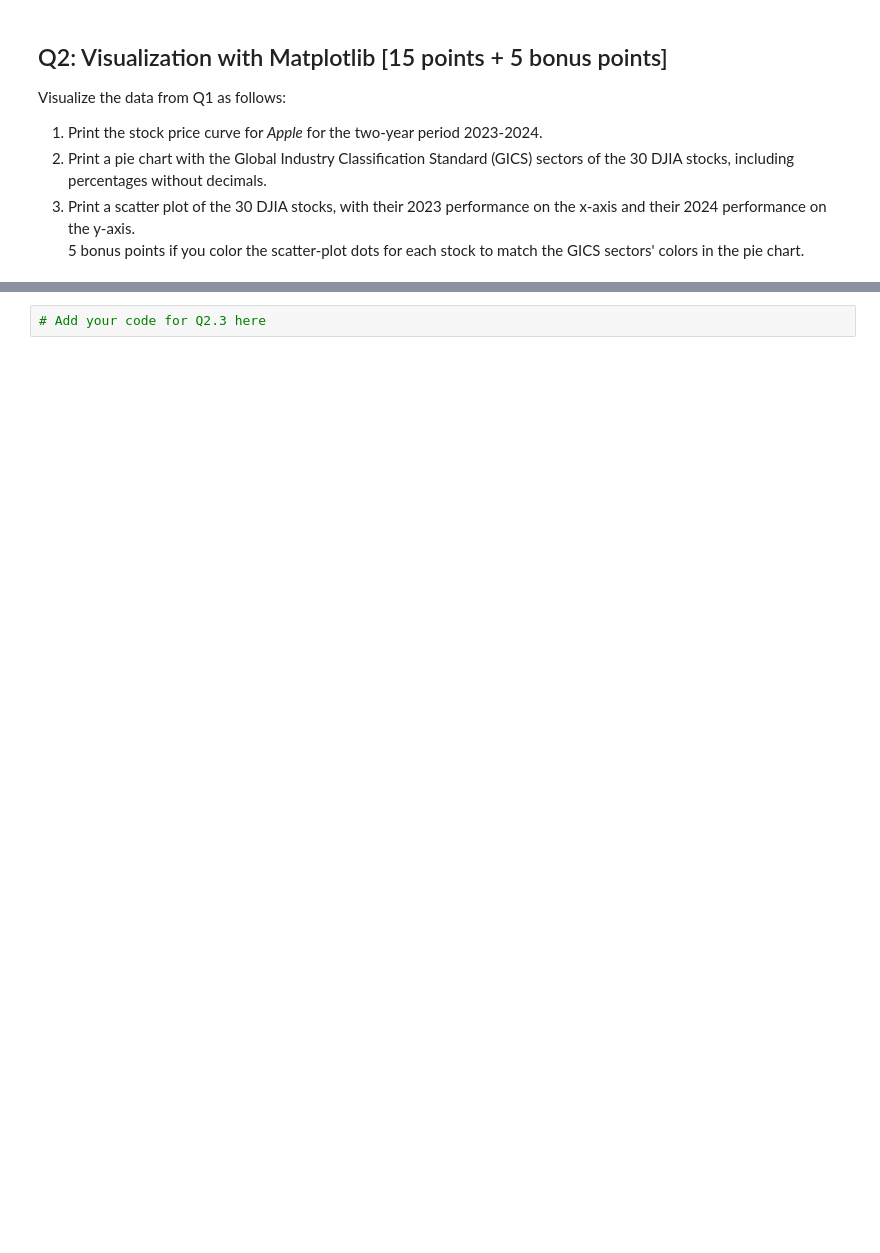
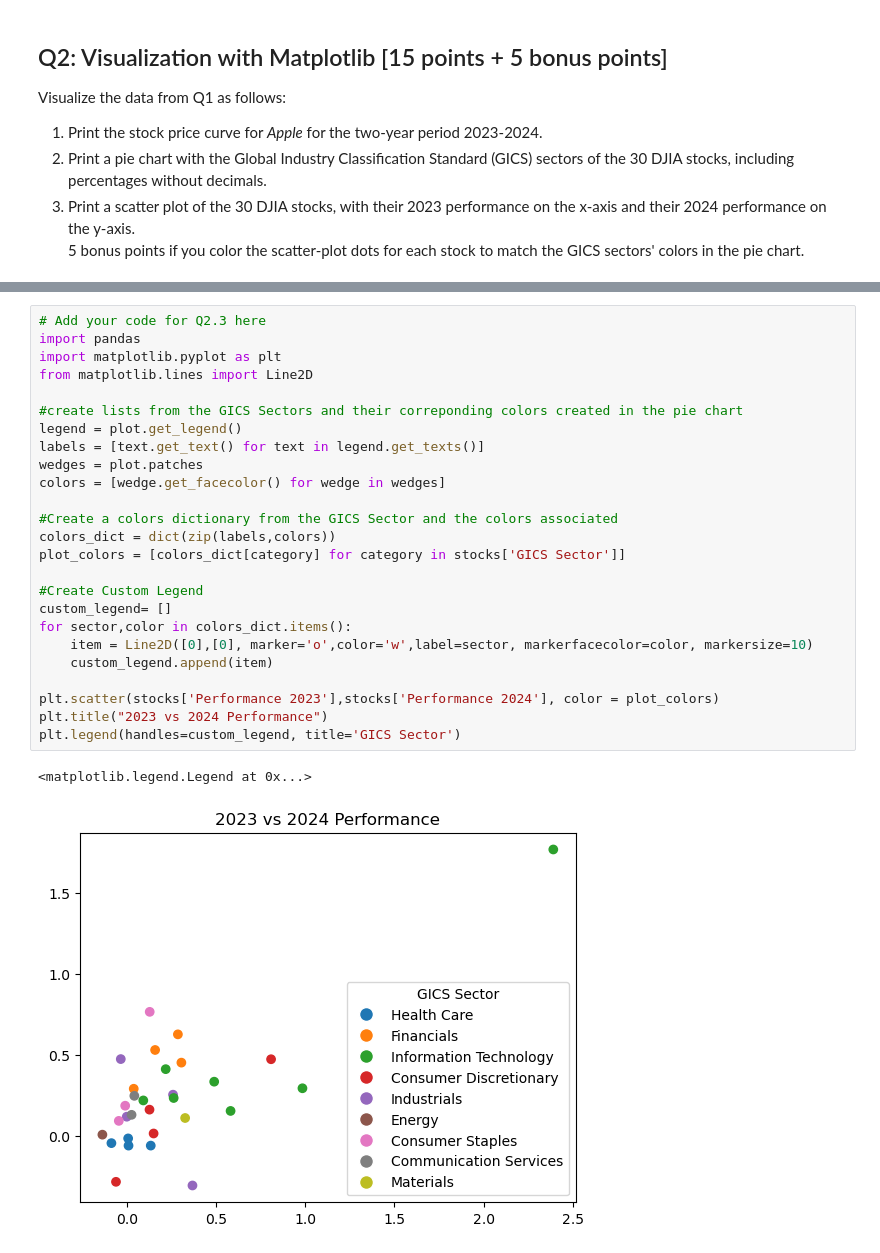
Before and after one commit to michaelyiu1/DSCI510_Lab11, a Jupyter notebook: Lab11_Michael_Yiu.ipynb, the cells around one changed output, grey strips where cells are left out. Saved outputs shown, nothing was run; the diff lists cells and outputs as text; blank space fills up the shorter version.

```diff
--- a/Lab11_Michael_Yiu.ipynb
+++ b/Lab11_Michael_Yiu.ipynb
@@ -44,2 +137,28 @@ Visualize the data from Q1 as follows:
 # %%
 # Add your code for Q2.3 here
+import pandas
+import matplotlib.pyplot as plt
+from matplotlib.lines import Line2D
+
+#create lists from the GICS Sectors and their correponding colors created in the pie chart
+legend = plot.get_legend()
+labels = [text.get_text() for text in legend.get_texts()]
+wedges = plot.patches
+colors = [wedge.get_facecolor() for wedge in wedges]
+
+#Create a colors dictionary from the GICS Sector and the colors associated
+colors_dict = dict(zip(labels,colors))
+plot_colors = [colors_dict[category] for category in stocks['GICS Sector']]
+
+#Create Custom Legend
+custom_legend= []
+for sector,color in colors_dict.items():
+    item = Line2D([0],[0], marker='o',color='w',label=sector, markerfacecolor=color, markersize=10)
+    custom_legend.append(item)
+
+plt.scatter(stocks['Performance 2023'],stocks['Performance 2024'], color = plot_colors)
+plt.title("2023 vs 2024 Performance")
+plt.legend(handles=custom_legend, title='GICS Sector')
+# %% [output]
+<matplotlib.legend.Legend at 0x...>
+[figure, added]
```
Also changed, not shown: parts of 4 cells of this notebook.
